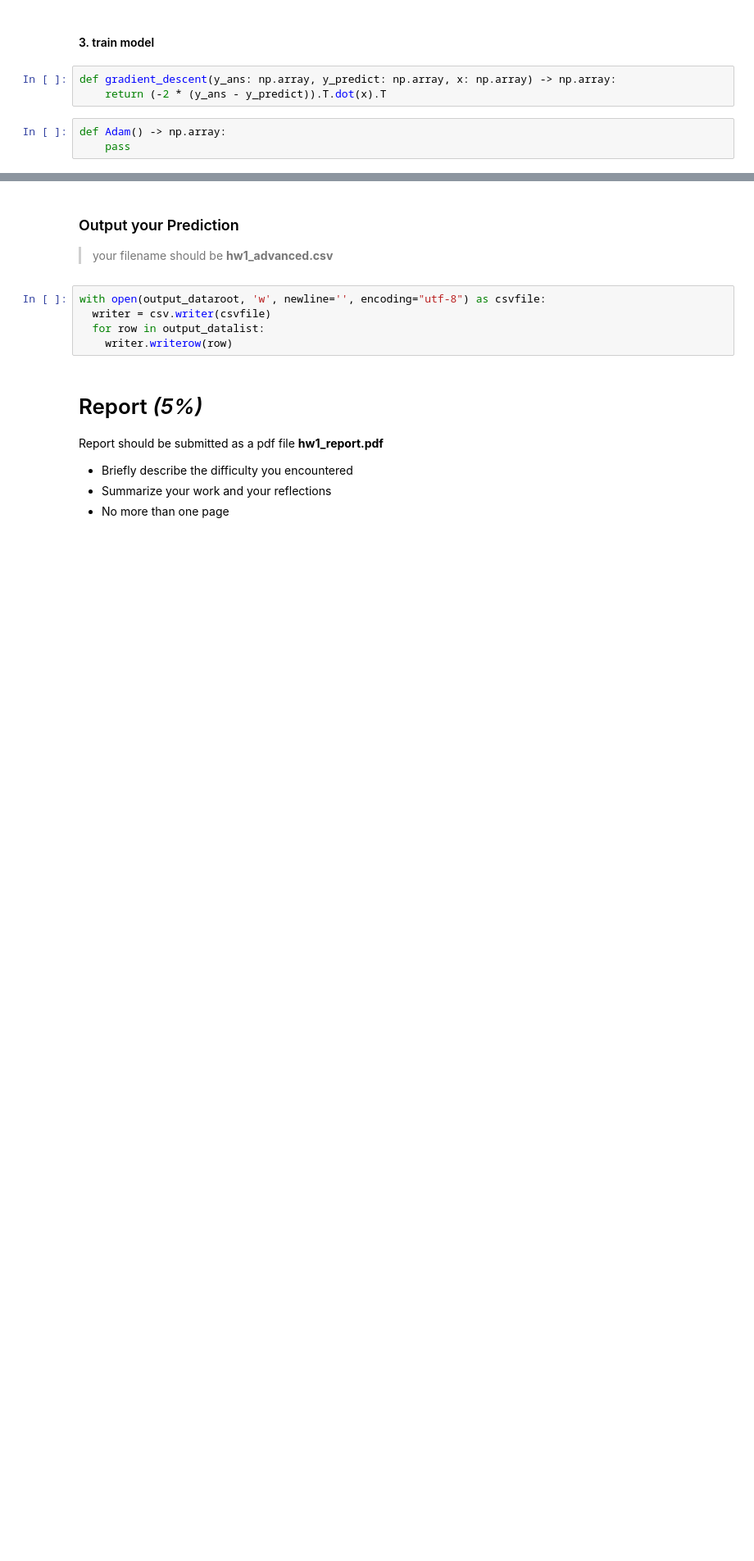
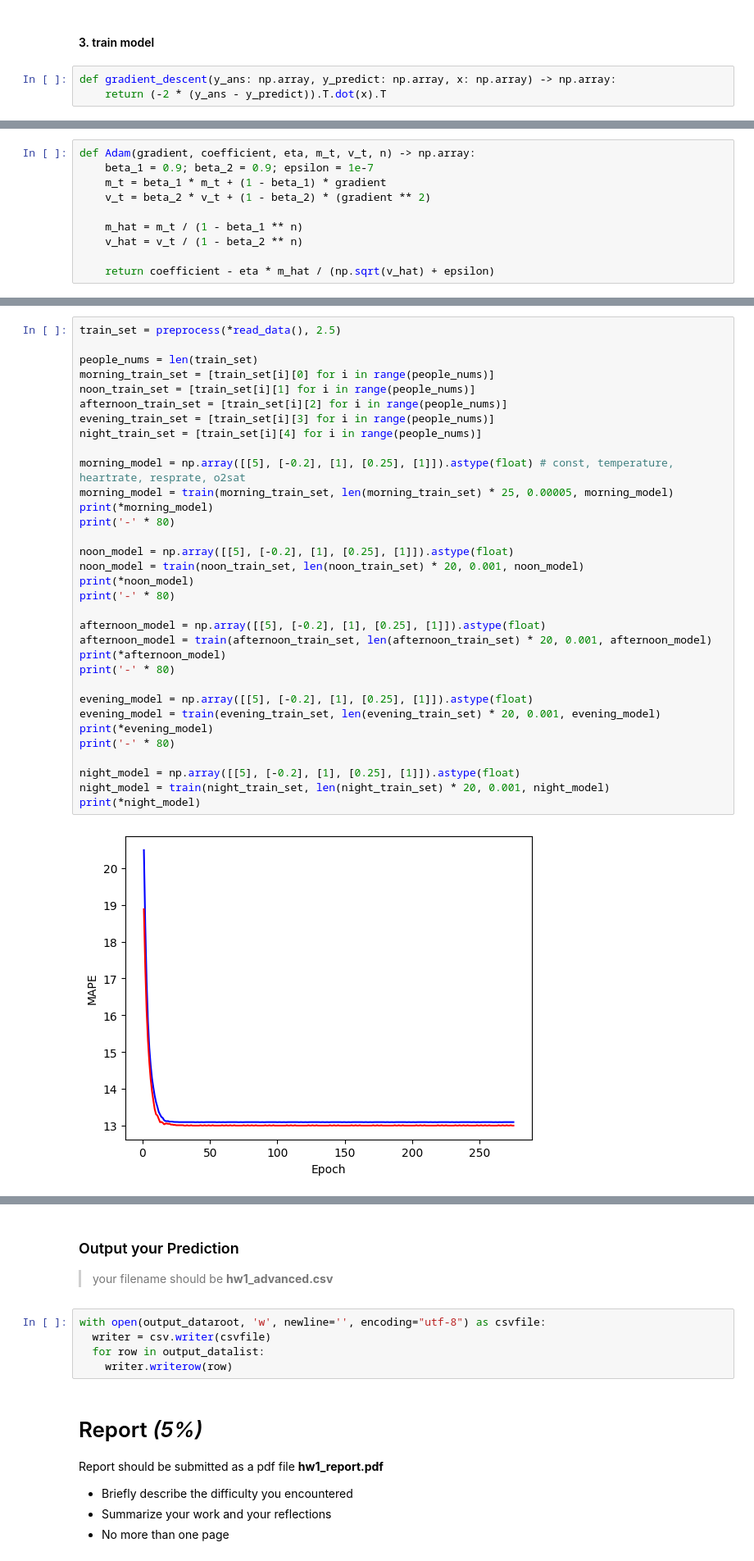
Before and after one commit to a20082307/ML_HW, a Jupyter notebook: HW1/hw1_template_update.ipynb, the cells around one changed output, grey strips where cells are left out. Shown at 82% size. Drawn from its saved outputs; the diff is of its cells as text; blank space fills up the shorter version.

```diff
--- a/HW1/hw1_template_update.ipynb
+++ b/HW1/hw1_template_update.ipynb
@@ -502,6 +501,3 @@ def preprocess(train_id: np.array, train_time: np.array, train_data: np.array, w
 # %%
 def gradient_descent(y_ans: np.array, y_predict: np.array, x: np.array) -> np.array:
     return (-2 * (y_ans - y_predict)).T.dot(x).T
-# %%
-def Adam() -> np.array:
-    pass
@@ -528,0 +504,10 @@ def train(train_set: np.array, epoch: int, learning_rate: float) -> np.array:
+# %%
+def Adam(gradient, coefficient, eta, m_t, v_t, n) -> np.array:
+    beta_1 = 0.9; beta_2 = 0.9; epsilon = 1e-7
+    m_t = beta_1 * m_t + (1 - beta_1) * gradient
+    v_t = beta_2 * v_t + (1 - beta_2) * (gradient ** 2)
+
+    m_hat = m_t / (1 - beta_1 ** n)
+    v_hat = v_t / (1 - beta_2 ** n)
+
+    return coefficient - eta * m_hat / (np.sqrt(v_hat) + epsilon)
@@ -528,0 +565,35 @@ def train(train_set: np.array, epoch: int, learning_rate: float) -> np.array:
+# %%
+train_set = preprocess(*read_data(), 2.5)
+
+people_nums = len(train_set)
+morning_train_set = [train_set[i][0] for i in range(people_nums)]
+noon_train_set = [train_set[i][1] for i in range(people_nums)]
+afternoon_train_set = [train_set[i][2] for i in range(people_nums)]
+evening_train_set = [train_set[i][3] for i in range(people_nums)]
+night_train_set = [train_set[i][4] for i in range(people_nums)]
+
+morning_model = np.array([[5], [-0.2], [1], [0.25], [1]]).astype(float) # const, temperature, heartrate, resprate, o2sat
+morning_model = train(morning_train_set, len(morning_train_set) * 25, 0.00005, morning_model)
+print(*morning_model)
+print('-' * 80)
+
+noon_model = np.array([[5], [-0.2], [1], [0.25], [1]]).astype(float)
+noon_model = train(noon_train_set, len(noon_train_set) * 20, 0.001, noon_model)
+print(*noon_model)
+print('-' * 80)
+
+afternoon_model = np.array([[5], [-0.2], [1], [0.25], [1]]).astype(float)
+afternoon_model = train(afternoon_train_set, len(afternoon_train_set) * 20, 0.001, afternoon_model)
+print(*afternoon_model)
+print('-' * 80)
+
+evening_model = np.array([[5], [-0.2], [1], [0.25], [1]]).astype(float)
+evening_model = train(evening_train_set, len(evening_train_set) * 20, 0.001, evening_model)
+print(*evening_model)
+print('-' * 80)
+
+night_model = np.array([[5], [-0.2], [1], [0.25], [1]]).astype(float)
+night_model = train(night_train_set, len(night_train_set) * 20, 0.001, night_model)
+print(*night_model)
+# %% [output]
+[figure, added]
```
Also changed, not shown: parts of 5 cells of this notebook.
